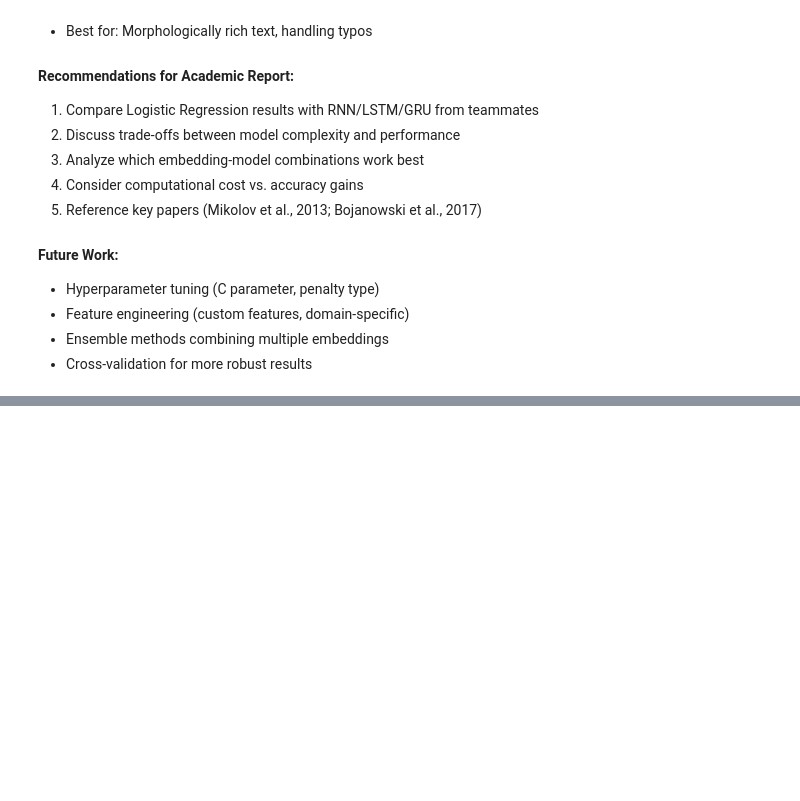
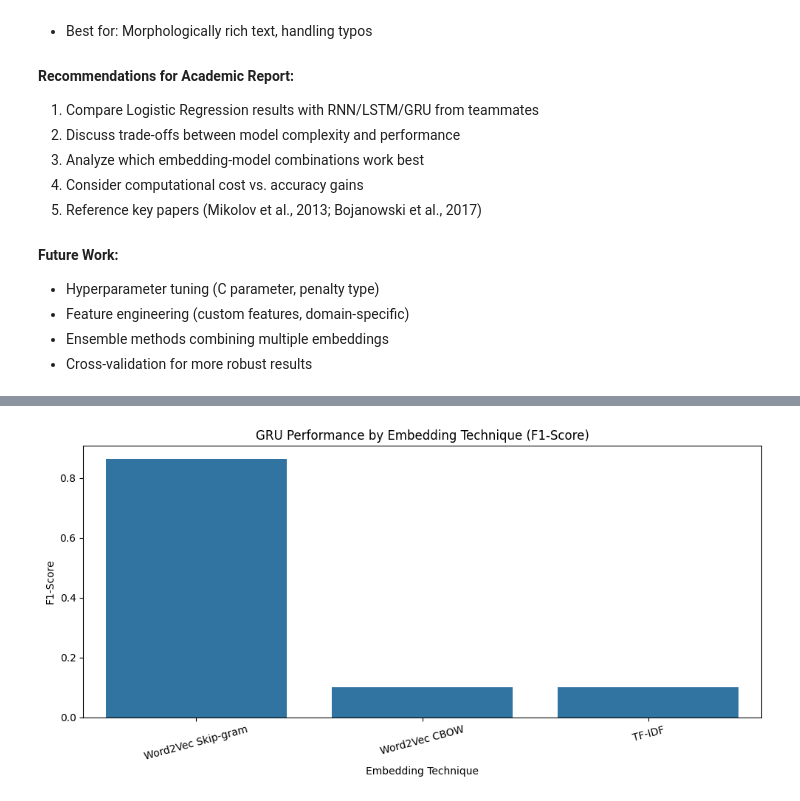
Before and after one commit to Emmanuel-kwizera/Group14_Text_Classfication, a Jupyter notebook: notebook/text_classfication.ipynb, the cells around one changed output, grey strips where cells are left out. Saved outputs shown, nothing was run; the diff lists cells and outputs as text; code cells hidden in the pictures; blank space fills up the shorter version.

```diff
--- a/notebook/text_classfication.ipynb
+++ b/notebook/text_classfication.ipynb
@@ -2353,0 +2496,88 @@ print("=" * 80)
+# %%
+import matplotlib.pyplot as plt
+import seaborn as sns
+
+# Compile GRU results into a DataFrame
+
+gru_results_df = pd.DataFrame({
+    'Embedding Technique': [
+        GRU_RESULTS['tfidf']['name'],
+        GRU_RESULTS['skipgram']['name'],
+        GRU_RESULTS['cbow']['name']
+    ],
+    'Accuracy': [
+        GRU_RESULTS['tfidf']['accuracy'],
+        GRU_RESULTS['skipgram']['accuracy'],
+        GRU_RESULTS['cbow']['accuracy']
+    ],
+    'Precision': [
+        GRU_RESULTS['tfidf']['precision'],
+        GRU_RESULTS['skipgram']['precision'],
+        GRU_RESULTS['cbow']['precision']
+    ],
+    'Recall': [
+        GRU_RESULTS['tfidf']['recall'],
+        GRU_RESULTS['skipgram']['recall'],
+        GRU_RESULTS['cbow']['recall']
+    ],
+    'F1-Score': [
+        GRU_RESULTS['tfidf']['f1'],
+        GRU_RESULTS['skipgram']['f1'],
+        GRU_RESULTS['cbow']['f1']
+    ],
+    'Training Time (s)': [
+        GRU_RESULTS['tfidf']['training_time_seconds'],
+        GRU_RESULTS['skipgram']['training_time_seconds'],
+        GRU_RESULTS['cbow']['training_time_seconds']
+    ]
+}).sort_values('F1-Score', ascending=False)
+
+print("\nGRU Results Summary:")
+display(gru_results_df)
+
+# Save summary
+
+gru_results_df.to_csv('../notebook/results/gru_embedding_comparison.csv', index=False)
+print("✓ GRU results saved to: '../notebook/results/gru_embedding_comparison.csv'")
+
+# Plot comparison
+
+plt.figure(figsize=(10, 5))
+sns.barplot(x='Embedding Technique', y='F1-Score', data=gru_results_df)
+plt.title('GRU Performance by Embedding Technique (F1-Score)')
+plt.xticks(rotation=15)
+plt.tight_layout()
+plt.savefig('../notebook/results/gru_comparison.png')
+plt.show()
+
+# Confusion matrices for each embedding
+
+fig, axes = plt.subplots(1, 3, figsize=(18, 5))
+
+predictions = [
+    ('TF-IDF', GRU_RESULTS['tfidf']['y_pred']),
+    ('Skip-gram', GRU_RESULTS['skipgram']['y_pred']),
+    ('CBOW', GRU_RESULTS['cbow']['y_pred'])
+]
+
+for ax, (name, preds) in zip(axes, predictions):
+    cm = confusion_matrix(y_test, preds)
+    sns.heatmap(
+        cm,
+        annot=True,
+        fmt='d',
+        cmap='Blues',
+        xticklabels=class_labels,
+        yticklabels=class_labels,
+        ax=ax,
+        cbar=False
+    )
+    ax.set_title(f'GRU + {name}')
+    ax.set_xlabel('Predicted')
+    ax.set_ylabel('Actual')
+
+plt.tight_layout()
+plt.savefig('../notebook/results/gru_confusion_matrices.png')
+plt.show()
+print("✓ GRU confusion matrices saved to: '../notebook/results/gru_confusion_matrices.png'")
+# %% [output]
@@ -2353,0 +2590 @@ print("=" * 80)
+[figure, added]
```
Also changed, not shown: parts of 9 cells of this notebook, 2 other files.
